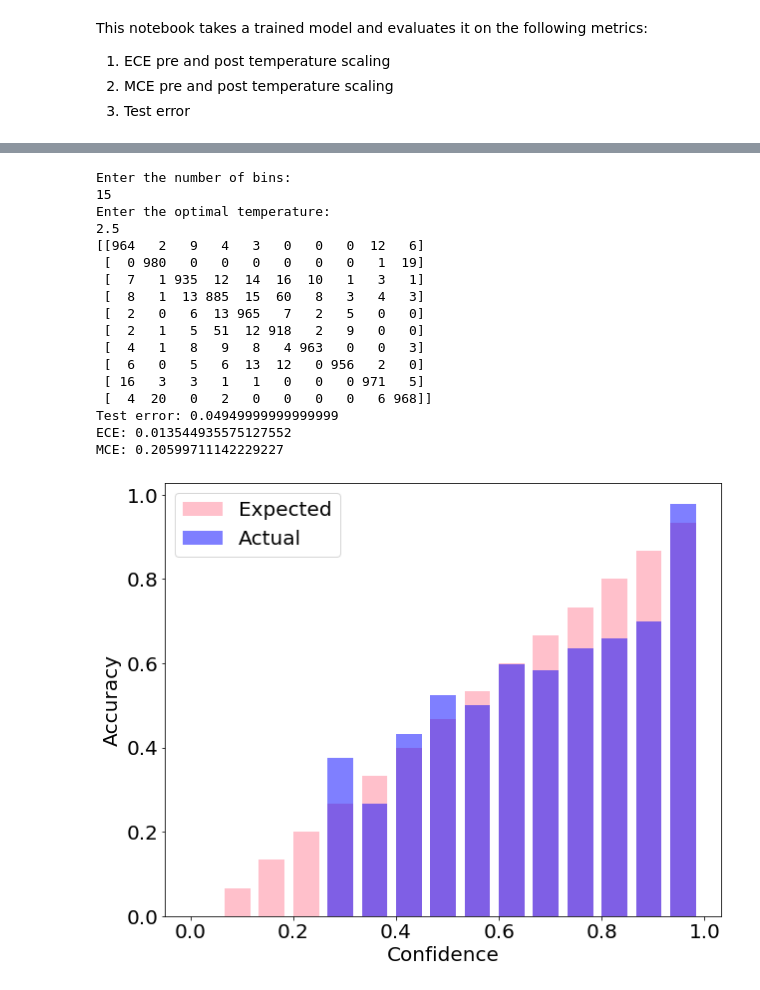
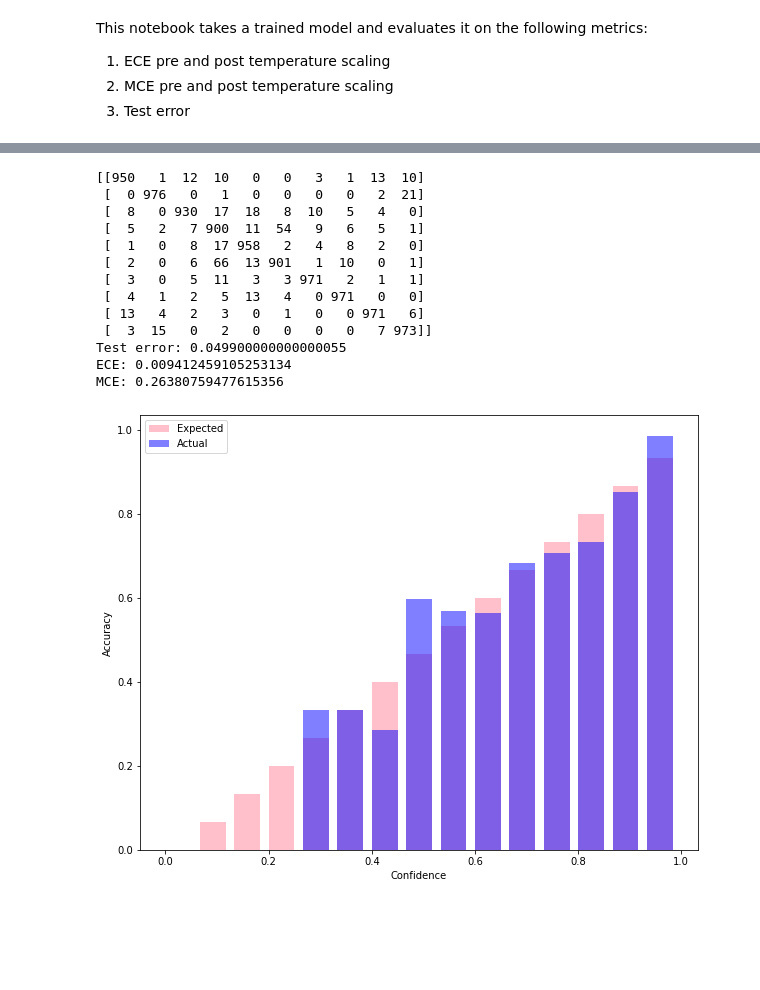
Before and after one commit to Linwei-Tao/Focal-Loss-Search, a Jupyter notebook: visualisation/evaluate_single_model.ipynb, the cells around one changed output, grey strips where cells are left out. Saved outputs shown, nothing was run; the diff lists cells and outputs as text; code cells hidden in the pictures; blank space fills up the shorter version.

```diff
--- a/visualisation/evaluate_single_model.ipynb
+++ b/visualisation/evaluate_single_model.ipynb
@@ -71,9 +75,8 @@ class args:
     train_batch_size = 128
     test_batch_size = 128
 # %%
-# Taking input for the dataset
-print ('Enter the dataset: ')
-dataset = input()
+
+dataset = "cifar10"
 num_classes = dataset_num_classes[dataset]
 
 if (dataset == 'tiny_imagenet'):
@@ -114,11 +115,8 @@ cifar10
 Files already downloaded and verified
 Files already downloaded and verified
 # %%
-# Taking input for the model
-print ('Enter the model: ')
-model_name = input()
+model_name = "resnet50"
 print ('Enter saved model name: ')
-saved_model_name = input()
 
 model = models[model_name]
 # %% [output]
@@ -129,16 +207,15 @@ resnet50_cross_entropy_350.model
 # %%
 # Evaluating the model at T = 1
 # Getting the number of bins
-print ('Enter the number of bins: ')
-num_bins = int(input())
+num_bins = 15
 
 net = model(num_classes=num_classes, temp=1.0)
 net.cuda()
 net = torch.nn.DataParallel(net, device_ids=range(torch.cuda.device_count()))
 cudnn.benchmark = True
-net.load_state_dict(torch.load('./' + str(saved_model_name)))
+net.load_state_dict(torch.load("checkpoints/focal_calibration/resnet50_focal_loss_adaptive_53_350.model", map_location='cpu'))
 
-conf_matrix, accuracy, labels, predictions, confidences = test_classification_net(net, test_loader, device)
+conf_matrix, accuracy, labels, predictions, confidences = test_classification_net_focal(net, test_loader, 0)
 ece = expected_calibration_error(confidences, predictions, labels, num_bins=num_bins)
 mce = maximum_calibration_error(confidences, predictions, labels, num_bins=num_bins)
 
@@ -149,6 +226,6 @@ print ('ECE: ' + str(ece))
 print ('MCE: ' + str(mce))
 
 # Plotting the reliability plot
-reliability_plot(confidences, predictions, labels, num_bins=num_bins)
-bin_strength_plot(confidences, predictions, labels, num_bins=num_bins)
+reliability_plot(confidences, predictions, labels, num_bins=num_bins, save="exp_figs/FL53_pre_T_reliability_plot.svg")
+bin_strength_plot(confidences, predictions, labels, num_bins=num_bins, save="exp_figs/FL53_pre_T_bin_strength_plot.svg")
 # %% [output]
@@ -172,45 +247,38 @@ MCE: 0.38646188378334045
 # %%
 # Evaluating the model at T = T_opt
 # Getting the number of bins
-print ('Enter the number of bins: ')
-num_bins = int(input())
-print ('Enter the optimal temperature: ')
-t_opt = float(input())
+t_opt = 1.1
 
 net = model(num_classes=num_classes, temp=t_opt)
 net.cuda()
 net = torch.nn.DataParallel(net, device_ids=range(torch.cuda.device_count()))
 cudnn.benchmark = True
-net.load_state_dict(torch.load('./' + str(saved_model_name)))
+net.load_state_dict(torch.load("checkpoints/focal_calibration/resnet50_focal_loss_adaptive_53_350.model", map_location='cpu'))
 
-conf_matrix, accuracy, labels, predictions, confidences = test_classification_net(net, test_loader, device)
+conf_matrix, accuracy, labels, predictions, confidences = test_classification_net_focal(net, test_loader, device)
 ece = expected_calibration_error(confidences, predictions, labels, num_bins=num_bins)
 mce = maximum_calibration_error(confidences, predictions, labels, num_bins=num_bins)
 
 print (conf_matrix)
 print ('Test error: ' + str((1 - accuracy)))
 print ('ECE: ' + str(ece))
 print ('MCE: ' + str(mce))
 
 # Plotting the reliability plot
-reliability_plot(confidences, predictions, labels, num_bins=num_bins)
-bin_strength_plot(confidences, predictions, labels, num_bins=num_bins)
+reliability_plot(confidences, predictions, labels, num_bins=num_bins, save="exp_figs/FL53_post_T_reliability_plot.svg")
+bin_strength_plot(confidences, predictions, labels, num_bins=num_bins, save="exp_figs/FL53_post_T_bin_strength_plot.svg")
 # %% [output]
-Enter the number of bins:
-15
-Enter the optimal temperature:
-2.5
-[[964   2   9   4   3   0   0   0  12   6]
- [  0 980   0   0   0   0   0   0   1  19]
- [  7   1 935  12  14  16  10   1   3   1]
- [  8   1  13 885  15  60   8   3   4   3]
- [  2   0   6  13 965   7   2   5   0   0]
- [  2   1   5  51  12 918   2   9   0   0]
- [  4   1   8   9   8   4 963   0   0   3]
- [  6   0   5   6  13  12   0 956   2   0]
- [ 16   3   3   1   1   0   0   0 971   5]
- [  4  20   0   2   0   0   0   0   6 968]]
-Test error: 0.04949999999999999
-ECE: 0.013544935575127552
-MCE: 0.20599711142229227
+[[950   1  12  10   0   0   3   1  13  10]
+ [  0 976   0   1   0   0   0   0   2  21]
+ [  8   0 930  17  18   8  10   5   4   0]
+ [  5   2   7 900  11  54   9   6   5   1]
+ [  1   0   8  17 958   2   4   8   2   0]
+ [  2   0   6  66  13 901   1  10   0   1]
+ [  3   0   5  11   3   3 971   2   1   1]
+ [  4   1   2   5  13   4   0 971   0   0]
+ [ 13   4   2   3   0   1   0   0 971   6]
+ [  3  15   0   2   0   0   0   0   7 973]]
+Test error: 0.049900000000000055
+ECE: 0.009412459105253134
+MCE: 0.26380759477615356
-[figure, old version]
+[figure, new version]
```
Also changed, not shown: parts of 27 cells of this notebook, 44 other files.
